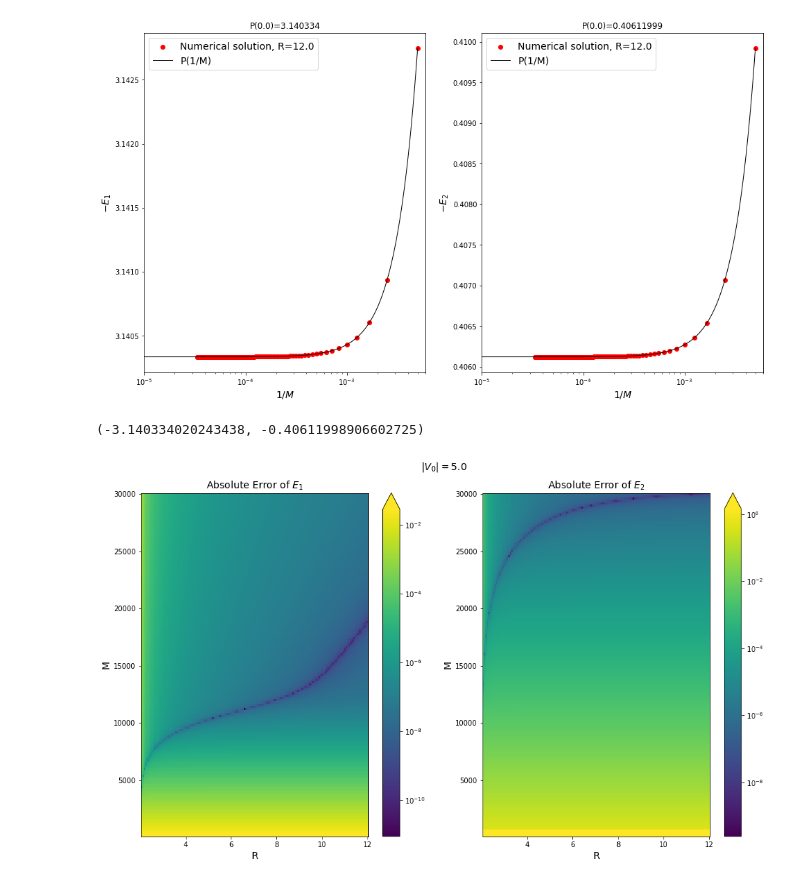
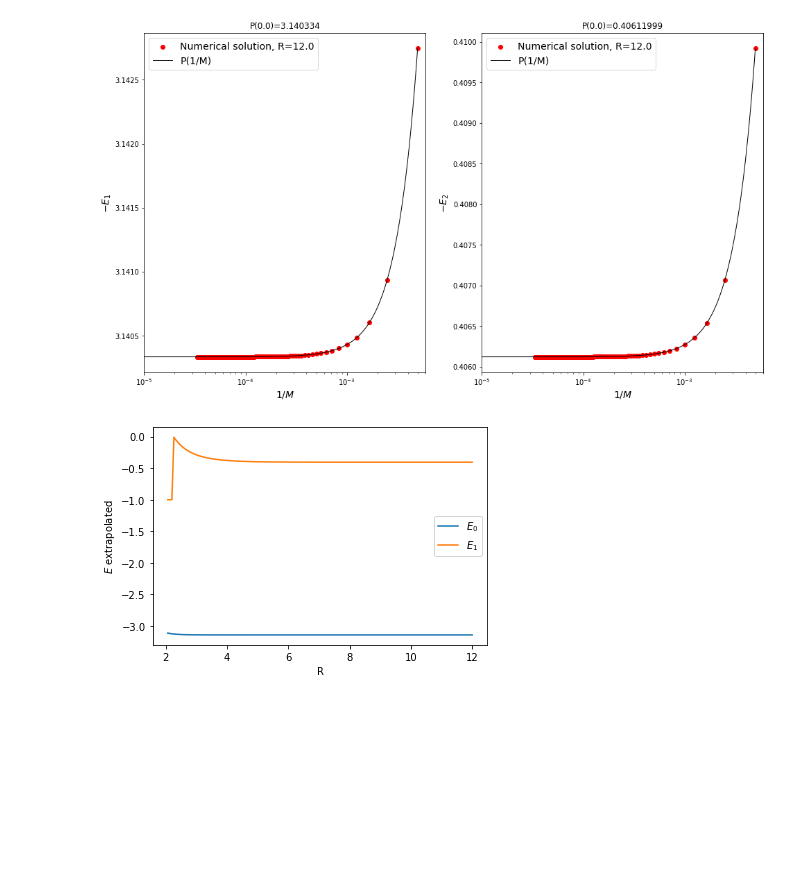
Before and after one commit to MrKozelberg/gaussian_wall, a Jupyter notebook: task_1/script.ipynb, the cells around one changed output. Cells and saved outputs as stored; diff of their text form; code cells hidden in the pictures; blank space fills up the shorter version.

```diff
--- a/task_1/script.ipynb
+++ b/task_1/script.ipynb
@@ -157,40 +168,22 @@ ax[1].set_title(f'P(0.0)={p(0.0):.8}')
 e2_pres = -p(0.0)
 # %% [output]
 [figure]
-# %%
-e1_pres, e2_pres
-# %% [output]
-(-3.140334020243438, -0.40611998906602725)
-# %%
-fig, ax = plt.subplots(1, 2, figsize=(16,9))
-
-err1 = e1 - e1_pres
-err2 = e2 - e2_pres
-
-pcm = ax[0].pcolormesh(r, m, np.abs(err1), norm=colors.LogNorm(vmin=np.abs(err1).min(),
-                                                          vmax=np.abs(err1).max()),
-                    )
-
-fig.colorbar(pcm, ax=ax[0], extend='max')
-
-ax[0].set_xlabel('R', fontsize=14)
-ax[0].set_ylabel('M', fontsize=14)
-
-ax[0].set_title(r'Absolute Error of $E_1$', fontsize=14)
-
-pcm = ax[1].pcolormesh(r, m, np.abs(err2), norm=colors.LogNorm(vmin=np.abs(err2).min(),
-                                                          vmax=np.abs(err2).max()),
-                    )
-
-fig.colorbar(pcm, ax=ax[1], extend='max')
-
-ax[1].set_xlabel('R', fontsize=14)
-ax[1].set_ylabel('M', fontsize=14)
-
-ax[1].set_title(r'Absolute Error of $E_2$', fontsize=14)
-
-fig.suptitle(r'$|V_0| = 5.0$', fontsize=14, y=0.95)
-
-fig.savefig('figures/abserr_v0_5.pdf')
-# %% [output]
-[figure, removed]
+# %%
+e1_pres = np.zeros(len(e1))
+for i in range(len(e1)):
+    p = np.poly1d(np.polyfit(1/m, abs(e1[i,:]), 2))
+    e1_pres[i] = -p(0.0)
+
+e2_pres = np.zeros(len(e1))
+for i in range(len(e1)):
+    p = np.poly1d(np.polyfit(1/m, abs(e2[i,:]), 2))
+    e2_pres[i] = -p(0.0)
+# %%
+plt.plot(r, e1_pres, label=r'$E_0$')
+plt.plot(r, e2_pres, label=r'$E_1$')
+plt.legend()
+plt.xlabel('R')
+plt.ylabel(r'$E$ extrapolated')
+plt.savefig('figures/Es_extrapolated.png', bbox_inches='tight', dpi=300)
+# %% [output]
+[figure, added]
```
Also changed, not shown: parts of 5 cells of this notebook, 16 other files.
